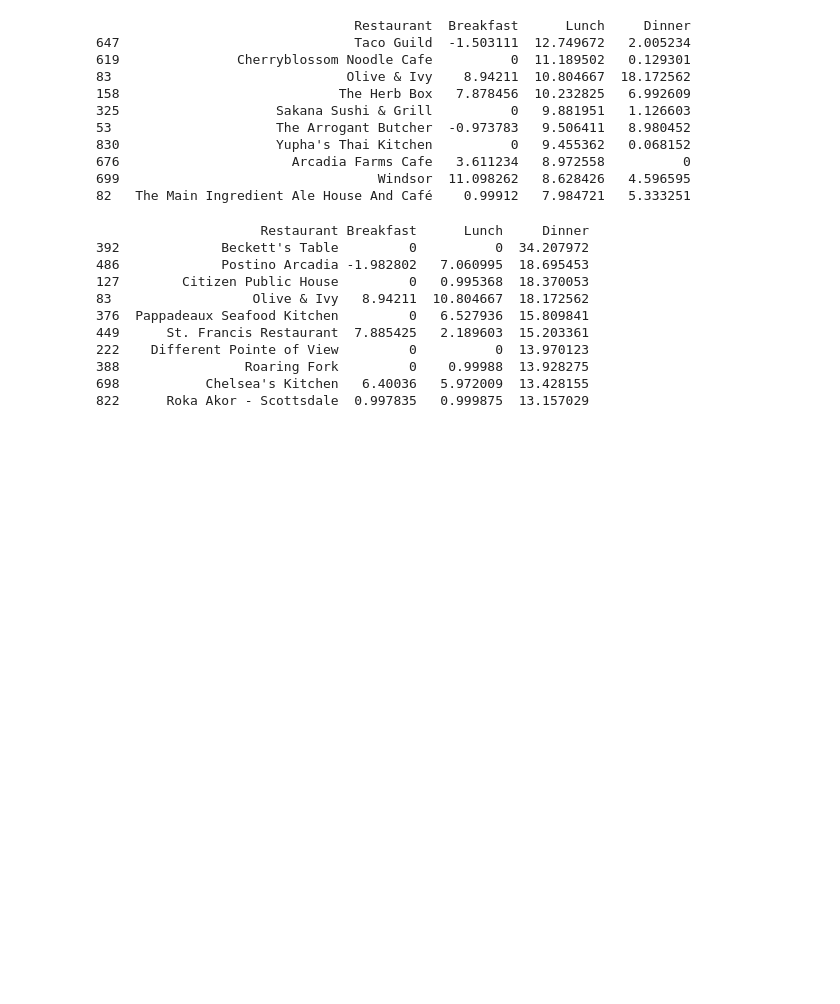
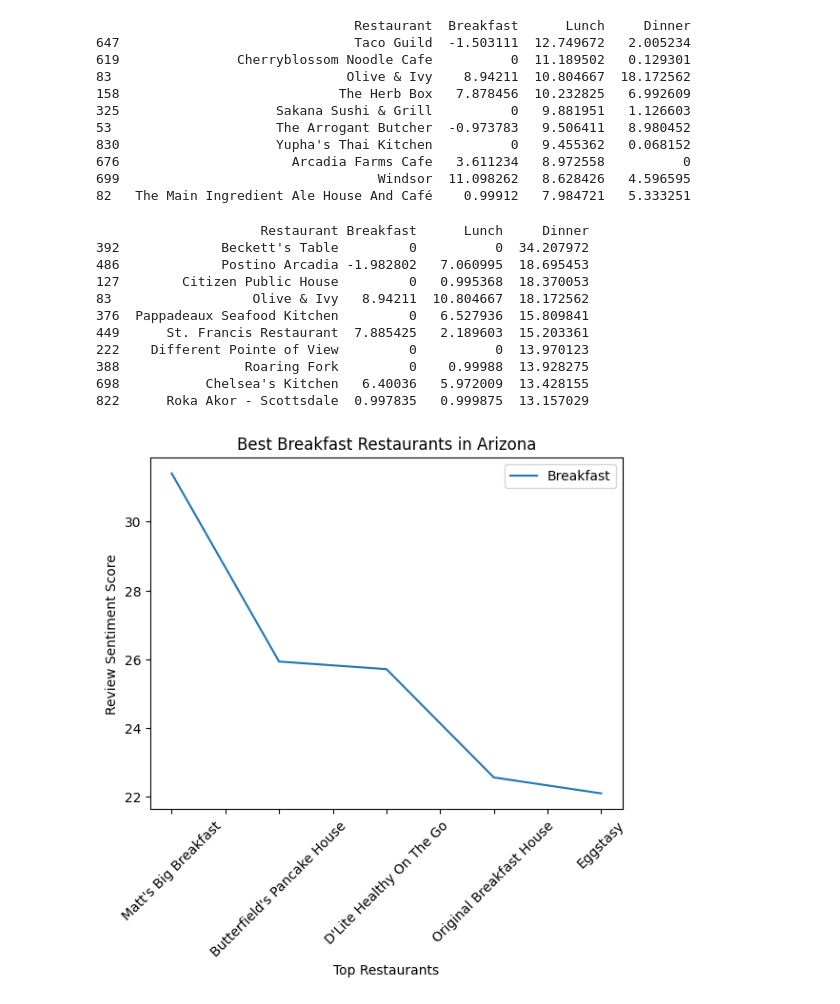
Before and after one commit to Nwbyyy/yelp-data-analysis, a Jupyter notebook: fin.ipynb, the cells around one changed output. Drawn from its saved outputs; the diff is of its cells as text; code cells hidden in the pictures; blank space fills up the shorter version.

Commit message:
With graphs
(my graphs)

```diff
--- a/fin.ipynb
+++ b/fin.ipynb
@@ -420,3 +420,13 @@ print(dinner_df.head(10))
 388                Roaring Fork         0    0.99988  13.928275
 698           Chelsea's Kitchen   6.40036   5.972009  13.428155
 822      Roka Akor - Scottsdale  0.997835   0.999875  13.157029
+# %%
+breakfast_df.head().plot(x = "Restaurant", y = "Breakfast", kind = "line")
+plt.xlabel("Top Restaurants")
+plt.xticks(rotation = 45)
+plt.ylabel("Review Sentiment Score")
+plt.title("Best Breakfast Restaurants in Arizona")
+plt.grid(False)
+plt.show()
+# %% [output]
+[figure, added]
```
Also changed, not shown: parts of 5 cells of this notebook.
